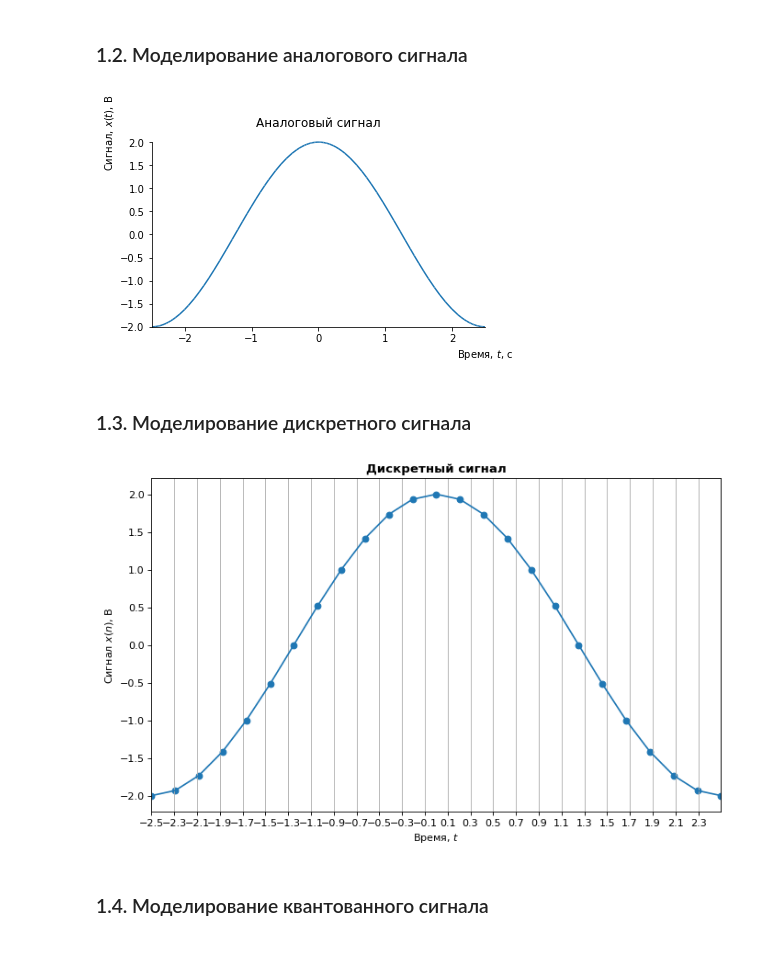
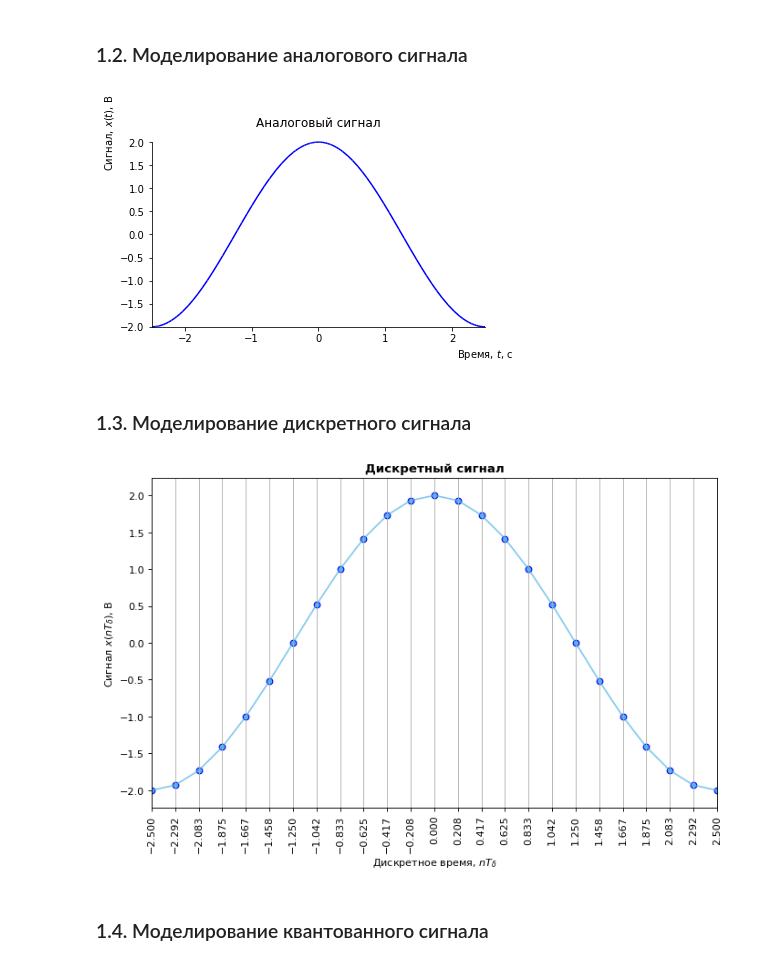
Before and after one commit to SakuraOneLove/DSP-2020, a Jupyter notebook: 1.ipynb, the cells around one changed output. Cells and saved outputs as stored; diff of their text form; code cells hidden in the pictures.

Commit message:
beautify plots

```diff
--- a/1.ipynb
+++ b/1.ipynb
@@ -9,6 +9,17 @@ from sympy import cos
 from sympy import pi
 from sympy.plotting import plot
 # %%
+PIC_SIZE = (10, 6)  # Размер графика
+PIC_DENSITY = 80    # Плотность пикселей графика
+fontSize = 10   # Размер шрифта графиков
+fontType = ''   # Тип шрифта график
+tColor = "#0000FF"  # Цвет графиков во временной области (синий)
+tColorLight = "#4DB3E6"   # Временная область (голубой)
+Color0 = "#FF0000"  # Цвет графиков эталонного сигнала (красный)
+# fColor =    # Частотная область
+eColor = "#D95319"    # Погрешности
+eColorLight = "#E6E666"   # Погрешности
+eColorDark = "#A2142F"    # Погрешности
 A = 2   # Амплитуда сигнала, В
 fz = 0.2    # Частота сигнала, Гц
 fd = 5  # Частота дискретизации, Гц
@@ -22,14 +33,14 @@ tmax = 2.5  # Конечное время моделирования
 sig = A * cos(2 * pi * x * fz)  # Формирование значений
 
 # Формирование графика
-p = plot(sig, (x, tmin, tmax), show=False)
+p = plot(sig, (x, tmin, tmax), line_color=tColor, show=False)
 p.title = "Аналоговый сигнал"   # Заголовок
 p.xlabel = r"Время, $\mathit{t}$, с"    # Надпись оси абсцисс
 p.ylabel = r"Сигнал, $\mathit{x(t)}$, В"    # Надпись оси ординат
 p.axis_center = (-2.5, -2.0)    # Положение осей графика
 p.show()    # Отрисовка графика
 # %% [output]
-[figure, old version]
+[figure, new version]
 # %% [markdown]
 ### 1.3. Моделирование дискретного сигнала
 # %%
@@ -42,22 +53,22 @@ from sympy.utilities.lambdify import lambdify
 # %%
 # Формирование области определения
 td = np.linspace(tmin, tmax, int(np.round((tmax - tmin) * fd)))
-xd1 = lambdify(x, sig)  # Формирование функции возвращающей значение символьной функции по аргументу х
-xd = np.array([xd1(i) for i in td]) # Преобразование символьного выражения в числовое
+sigdify = lambdify(x, sig)  # Формирование функции возвращающей значение символьной функции по аргументу х
+xd = np.array([sigdify(i) for i in td]) # Преобразование символьного выражения в числовое
 # %%
-plt.figure(figsize=(10, 6), dpi=80) # Задания размера картинки в дюймах и плотности пикселей
+plt.figure(figsize=PIC_SIZE, dpi=PIC_DENSITY) # Задания размера картинки в дюймах и плотности пикселей
 plt.title("Дискретный сигнал", fontweight="bold")   # Заголовок с жирным шрифтом
-plt.ylabel(r"Cигнал $\mathit{x(n)}$, В")    # Надпись оси ординат
-plt.xlabel(r"Время, $\mathit{t}$")  # Надпись оси абсцисс
+plt.ylabel(r"Cигнал $\mathit{x(nT_\delta)}$, В")    # Надпись оси ординат
+plt.xlabel(r"Дискретное время, $\mathit{nT_\delta}$")  # Надпись оси абсцисс
 plt.xlim(tmin, tmax)    # Предел значений графика по оси абсцисс
-plt.xticks(np.arange(tmin, tmax, 0.2))  # Шаг деления оси абсцисс 0.2
+plt.xticks(td, rotation=90)  # Шаг деления оси абсцисс 0.2
 plt.grid(axis='x')  # Добавление вертикальных линий на график
-plt.scatter(td, xd) # Построение точечного графика
-plt.plot(td, xd)    # Соединение точек на графике
+plt.plot(td, xd, color=tColorLight, alpha=0.7)    # Соединение точек на графике
+plt.scatter(td, xd, edgecolors=tColor, color=tColorLight) # Построение точечного графика
 
 plt.show()  # Отображение графика
 # %% [output]
-[figure, old version]
+[figure, new version]
 # %% [markdown]
 ### 1.4. Моделирование квантованного сигнала
 # %%
```
Also changed, not shown: parts of 4 cells of this notebook.
